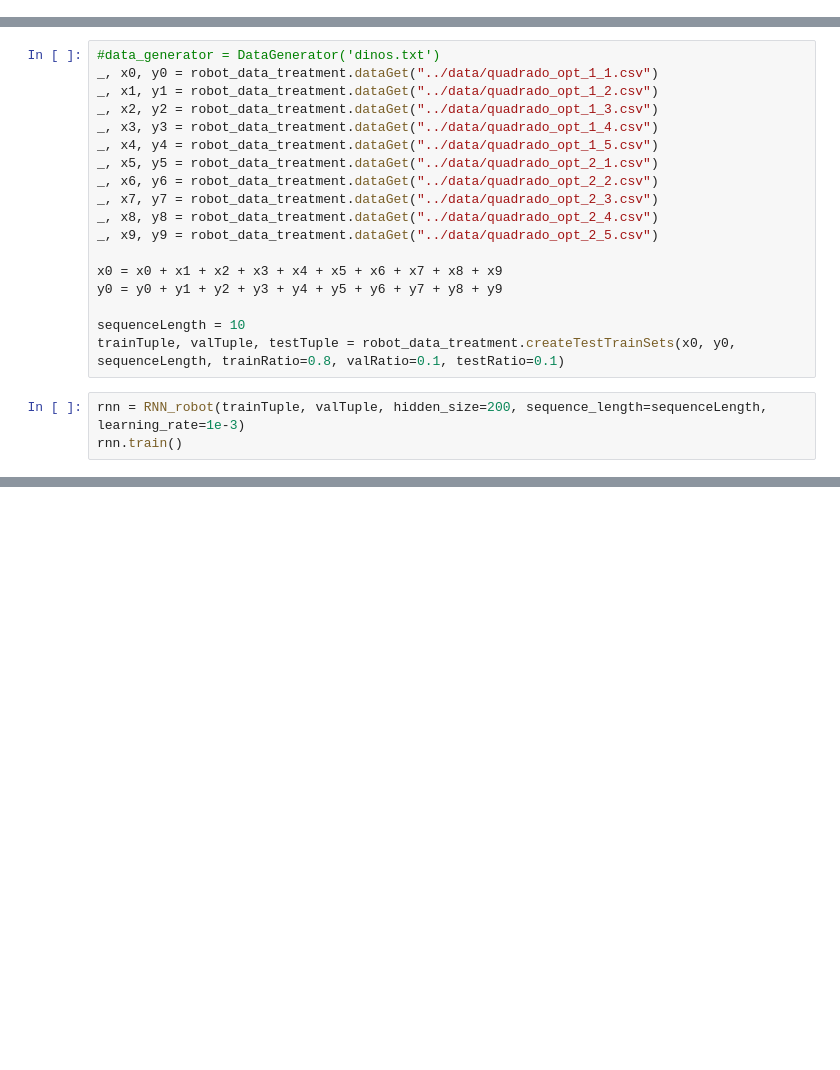
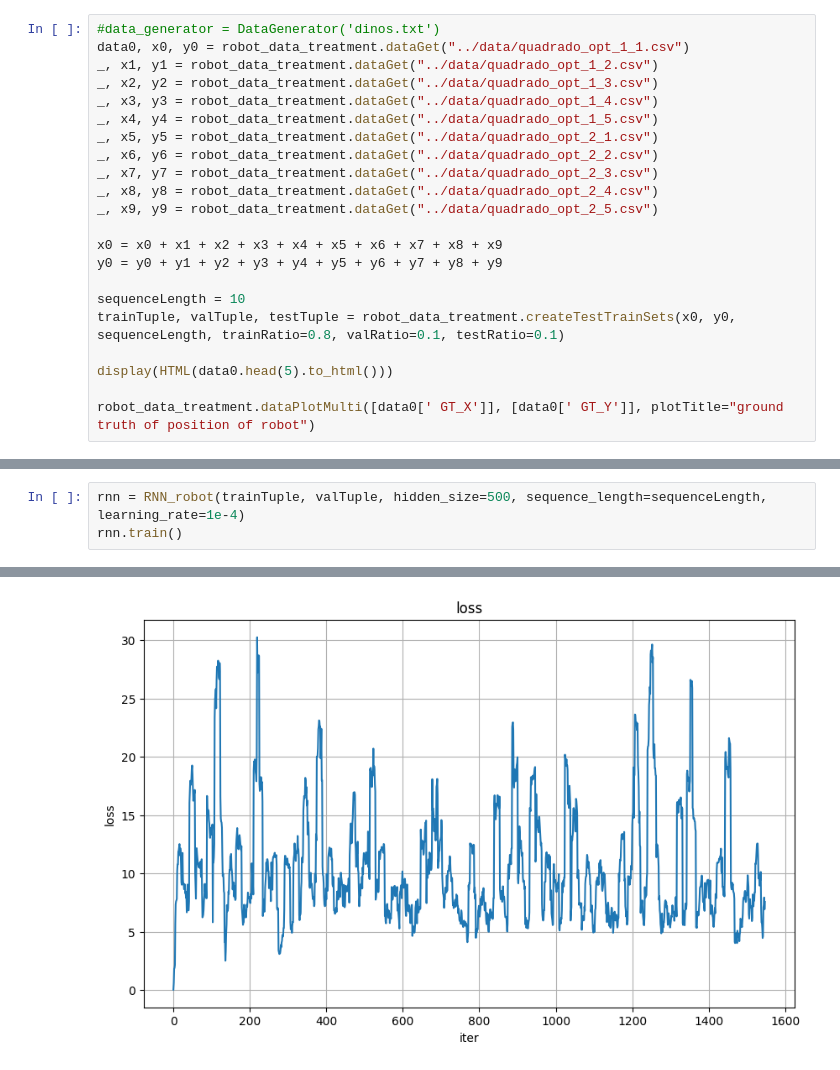
Before and after one commit to OniasC/dl-homework, a Jupyter notebook: from_scratch/rnn_robot.ipynb, the cells around one changed output, grey strips where cells are left out. Saved outputs shown, nothing was run; the diff lists cells and outputs as text; blank space fills up the shorter version.

```diff
--- a/from_scratch/rnn_robot.ipynb
+++ b/from_scratch/rnn_robot.ipynb
@@ -59,0 +46,22 @@ class DataGenerator:
+# %%
+#data_generator = DataGenerator('dinos.txt')
+data0, x0, y0 = robot_data_treatment.dataGet("../data/quadrado_opt_1_1.csv")
+_, x1, y1 = robot_data_treatment.dataGet("../data/quadrado_opt_1_2.csv")
+_, x2, y2 = robot_data_treatment.dataGet("../data/quadrado_opt_1_3.csv")
+_, x3, y3 = robot_data_treatment.dataGet("../data/quadrado_opt_1_4.csv")
+_, x4, y4 = robot_data_treatment.dataGet("../data/quadrado_opt_1_5.csv")
+_, x5, y5 = robot_data_treatment.dataGet("../data/quadrado_opt_2_1.csv")
+_, x6, y6 = robot_data_treatment.dataGet("../data/quadrado_opt_2_2.csv")
+_, x7, y7 = robot_data_treatment.dataGet("../data/quadrado_opt_2_3.csv")
+_, x8, y8 = robot_data_treatment.dataGet("../data/quadrado_opt_2_4.csv")
+_, x9, y9 = robot_data_treatment.dataGet("../data/quadrado_opt_2_5.csv")
+
+x0 = x0 + x1 + x2 + x3 + x4 + x5 + x6 + x7 + x8 + x9
+y0 = y0 + y1 + y2 + y3 + y4 + y5 + y6 + y7 + y8 + y9
+
+sequenceLength = 10
+trainTuple, valTuple, testTuple = robot_data_treatment.createTestTrainSets(x0, y0, sequenceLength, trainRatio=0.8, valRatio=0.1, testRatio=0.1)
+
+display(HTML(data0.head(5).to_html()))
+
+robot_data_treatment.dataPlotMulti([data0[' GT_X']], [data0[' GT_Y']], plotTitle="ground truth of position of robot")
@@ -478,25 +519,7 @@ class RNN_robot:
             a_prev = a
 
         return y_preds
-# %%
-#data_generator = DataGenerator('dinos.txt')
-_, x0, y0 = robot_data_treatment.dataGet("../data/quadrado_opt_1_1.csv")
-_, x1, y1 = robot_data_treatment.dataGet("../data/quadrado_opt_1_2.csv")
-_, x2, y2 = robot_data_treatment.dataGet("../data/quadrado_opt_1_3.csv")
-_, x3, y3 = robot_data_treatment.dataGet("../data/quadrado_opt_1_4.csv")
-_, x4, y4 = robot_data_treatment.dataGet("../data/quadrado_opt_1_5.csv")
-_, x5, y5 = robot_data_treatment.dataGet("../data/quadrado_opt_2_1.csv")
-_, x6, y6 = robot_data_treatment.dataGet("../data/quadrado_opt_2_2.csv")
-_, x7, y7 = robot_data_treatment.dataGet("../data/quadrado_opt_2_3.csv")
-_, x8, y8 = robot_data_treatment.dataGet("../data/quadrado_opt_2_4.csv")
-_, x9, y9 = robot_data_treatment.dataGet("../data/quadrado_opt_2_5.csv")
-
-x0 = x0 + x1 + x2 + x3 + x4 + x5 + x6 + x7 + x8 + x9
-y0 = y0 + y1 + y2 + y3 + y4 + y5 + y6 + y7 + y8 + y9
-
-sequenceLength = 10
-trainTuple, valTuple, testTuple = robot_data_treatment.createTestTrainSets(x0, y0, sequenceLength, trainRatio=0.8, valRatio=0.1, testRatio=0.1)
 # %%
-rnn = RNN_robot(trainTuple, valTuple, hidden_size=200, sequence_length=sequenceLength, learning_rate=1e-3)
+rnn = RNN_robot(trainTuple, valTuple, hidden_size=500, sequence_length=sequenceLength, learning_rate=1e-4)
 rnn.train()
 # %% [output]
@@ -519,0 +545 @@ iter :1500, loss:27.400683
+[figure, added]
```
Also changed, not shown: parts of 10 cells of this notebook, 10 other files.
